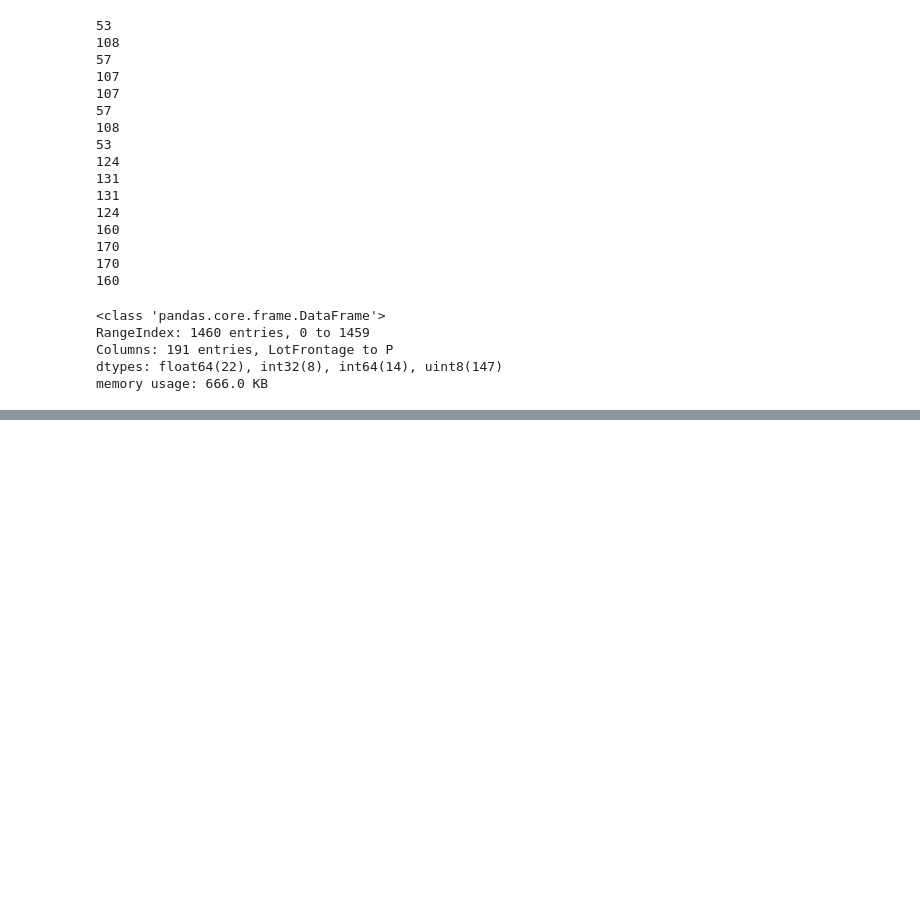
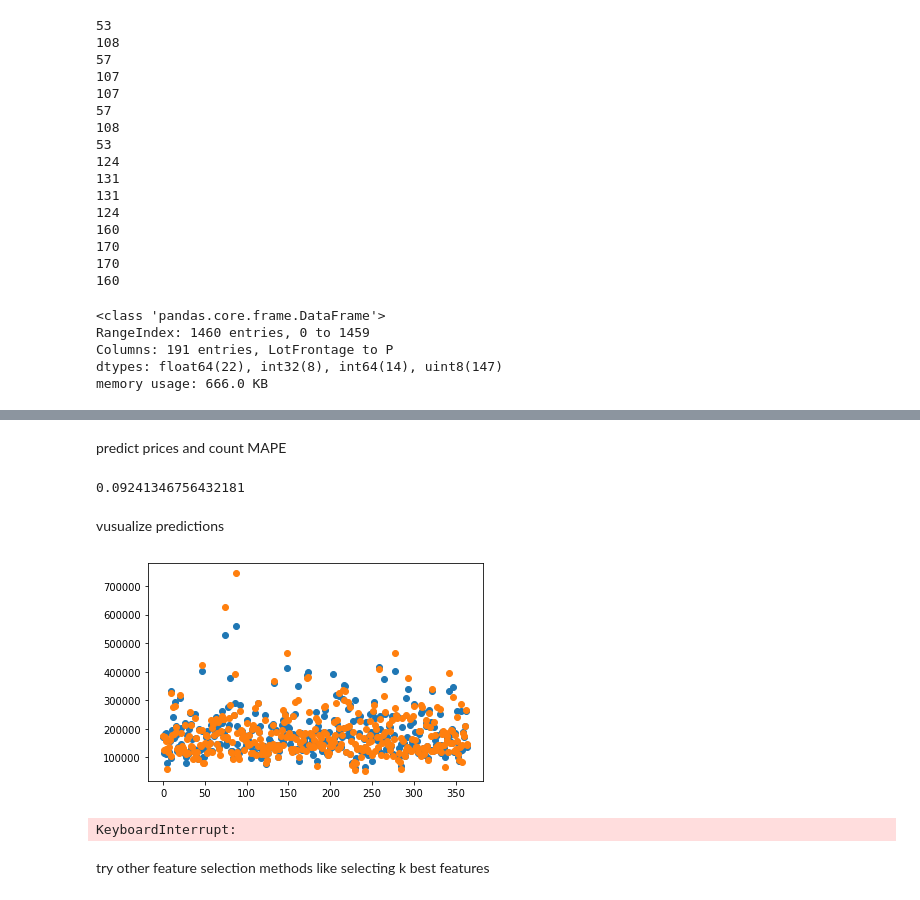
Before and after one commit to KruglovaKate/House-Pricing-Advanced-Regression, a Jupyter notebook: House_prices.ipynb, the cells around one changed output, grey strips where cells are left out. Cells and saved outputs as stored; diff of their text form; code cells hidden in the pictures; blank space fills up the shorter version.

```diff
--- a/House_prices.ipynb
+++ b/House_prices.ipynb
@@ -248,0 +367,2 @@ memory usage: 666.0 KB
+# %%
+random_cv.fit(train_feat, train_y)
@@ -248,0 +402,12 @@ memory usage: 666.0 KB
+# %%
+regressor=xgboost.XGBRegressor(base_score=0.25, booster='gbtree', colsample_bylevel=1,
+             colsample_bynode=1, colsample_bytree=1, enable_categorical=False,
+             gamma=0, gpu_id=-1, importance_type=None,
+             interaction_constraints='', learning_rate=0.05, max_delta_step=0,
+             max_depth=2, min_child_weight=4, missing=1,
+             monotone_constraints='()', n_estimators=900, n_jobs=8,
+             num_parallel_tree=1, predictor='auto', random_state=0, reg_alpha=0,
+             reg_lambda=1, scale_pos_weight=1, subsample=1, tree_method='exact',
+             validate_parameters=1, verbosity=None)
+# %%
+regressor.fit(train_feat, train_y)
@@ -248,0 +424,19 @@ memory usage: 666.0 KB
+# %% [markdown]
+predict prices and count MAPE
+# %%
+y_pred = regressor.predict(test_fest)
+ssr = ((y_pred - test_y)**2).sum()
+# %%
+from sklearn.metrics import mean_absolute_percentage_error
+mean_absolute_percentage_error(test_y,y_pred)
+# %% [output]
+0.09241346756432181
+# %% [markdown]
+vusualize predictions
+# %%
+X = range(len(y_pred))
+plt.scatter(X, y_pred)
+plt.scatter(X, test_y)
+plt.show()
+# %% [output]
+[figure, added]
@@ -248,0 +445,12 @@ memory usage: 666.0 KB
+# %%
+from sklearn.feature_selection import SequentialFeatureSelector
+sffs = SequentialFeatureSelector(
+           regressor, n_features_to_select = 10)
+
+sffs.fit(train_feat, train_y)
+df = pd.DataFrame.from_dict(sffs.get_metric_dict()).T
+df
+# %% [output]
+KeyboardInterrupt:
+# %% [markdown]
+try other feature selection methods like selecting k best features
```
Also changed, not shown: parts of 51 cells of this notebook.
